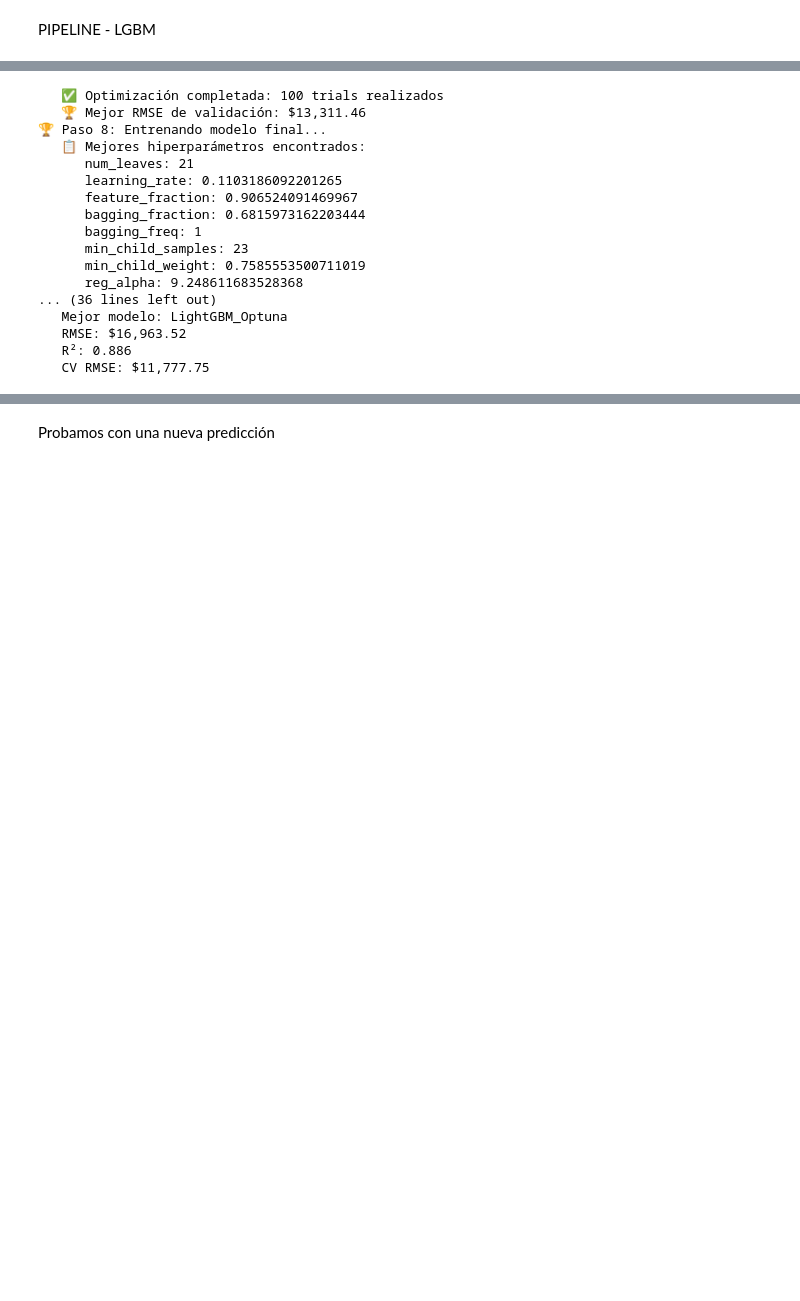
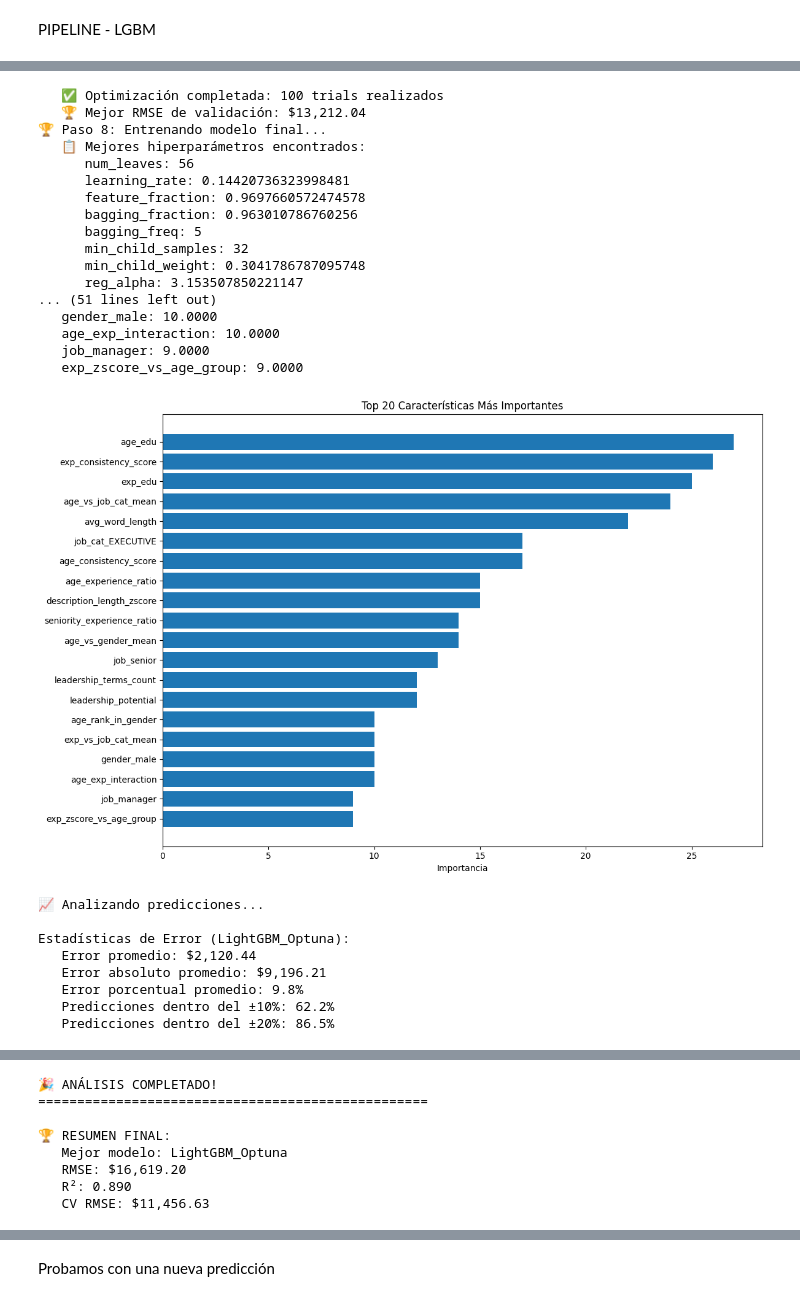
Before and after one commit to AbelFierro/PWC-Challenge, a Jupyter notebook: notebooks/modelos/lgbm/lgbm.ipynb, the cells around one changed output, grey strips where cells are left out. Saved outputs shown, nothing was run; the diff lists cells and outputs as text; code cells hidden in the pictures; blank space fills up the shorter version.

```diff
--- a/notebooks/modelos/lgbm/lgbm.ipynb
+++ b/notebooks/modelos/lgbm/lgbm.ipynb
@@ -263,10 +313,11 @@ def pipeline_fe():
     print("🚀 INICIANDO PIPELINE")
 
     # 1 . Cargar datos
-    data = pd.read_csv('../../../dataC/imputado.csv')
+    data = pd.read_csv('../../../dataC/imputado.csv',index_col=0)
     data["Description"] = data["Description"].fillna("")
 
     data = data.dropna()
+    #data = data.reset_index()
     # Se mejora levemente los errores realizando esta imputación y dejando los otros nulos de los otros features.
 
     # Entrenar modelo
@@ -279,10 +330,10 @@ def pipeline_fe():
     #plot_optuna_optimization(model_results['optimization_study'])
 
     # 5. Analizar importancia
-    #feature_importance = fun.analyze_feature_importance(X,feature_names,model)
+    feature_importance = f_lgbm.analyze_feature_importance(data,model_results['feature_names'],model_results['best_model'])
 
     # 6. Analizar predicciones
-    #predictions_analysis = f.analyze_predictions(model_results)
+    predictions_analysis = f_lgbm.analyze_predictions(model_results)
 
     # 7. Comparar modelos
     #fun.create_comparison_chart(model_results)
@@ -328,18 +379,27 @@ results,data=pipeline_fe()
 🎯 Paso 7: Optimizando hiperparámetros con Optuna...
    ✅ Optimización completada: 100 trials realizados
-   🏆 Mejor RMSE de validación: $13,311.46
+   🏆 Mejor RMSE de validación: $13,212.04
 🏆 Paso 8: Entrenando modelo final...
    📋 Mejores hiperparámetros encontrados:
-      num_leaves: 21
-      learning_rate: 0.1103186092201265
-      feature_fraction: 0.906524091469967
-      bagging_fraction: 0.6815973162203444
-      bagging_freq: 1
-      min_child_samples: 23
-      min_child_weight: 0.7585553500711019
-      reg_alpha: 9.248611683528368
-... (36 lines left out)
-   Mejor modelo: LightGBM_Optuna
-   RMSE: $16,963.52
-   R²: 0.886
-   CV RMSE: $11,777.75
+      num_leaves: 56
+      learning_rate: 0.14420736323998481
+      feature_fraction: 0.9697660572474578
+      bagging_fraction: 0.963010786760256
+      bagging_freq: 5
+      min_child_samples: 32
+      min_child_weight: 0.3041786787095748
+      reg_alpha: 3.153507850221147
+... (51 lines left out)
+   gender_male: 10.0000
+   age_exp_interaction: 10.0000
+   job_manager: 9.0000
+   exp_zscore_vs_age_group: 9.0000
+[figure, added]
+📈 Analizando predicciones...
+
+Estadísticas de Error (LightGBM_Optuna):
+   Error promedio: $2,120.44
+   Error absoluto promedio: $9,196.21
+   Error porcentual promedio: 9.8%
+   Predicciones dentro del ±10%: 62.2%
+   Predicciones dentro del ±20%: 86.5%
@@ -346,3 +407,11 @@ results,data=pipeline_fe()
+🎉 ANÁLISIS COMPLETADO!
+==================================================
+
+🏆 RESUMEN FINAL:
+   Mejor modelo: LightGBM_Optuna
+   RMSE: $16,619.20
+   R²: 0.890
+   CV RMSE: $11,456.63
 # %%
 complete_package = f_lgbm.save_with_stats(
         results,
```
Also changed, not shown: parts of 18 cells of this notebook, 23 other files.
